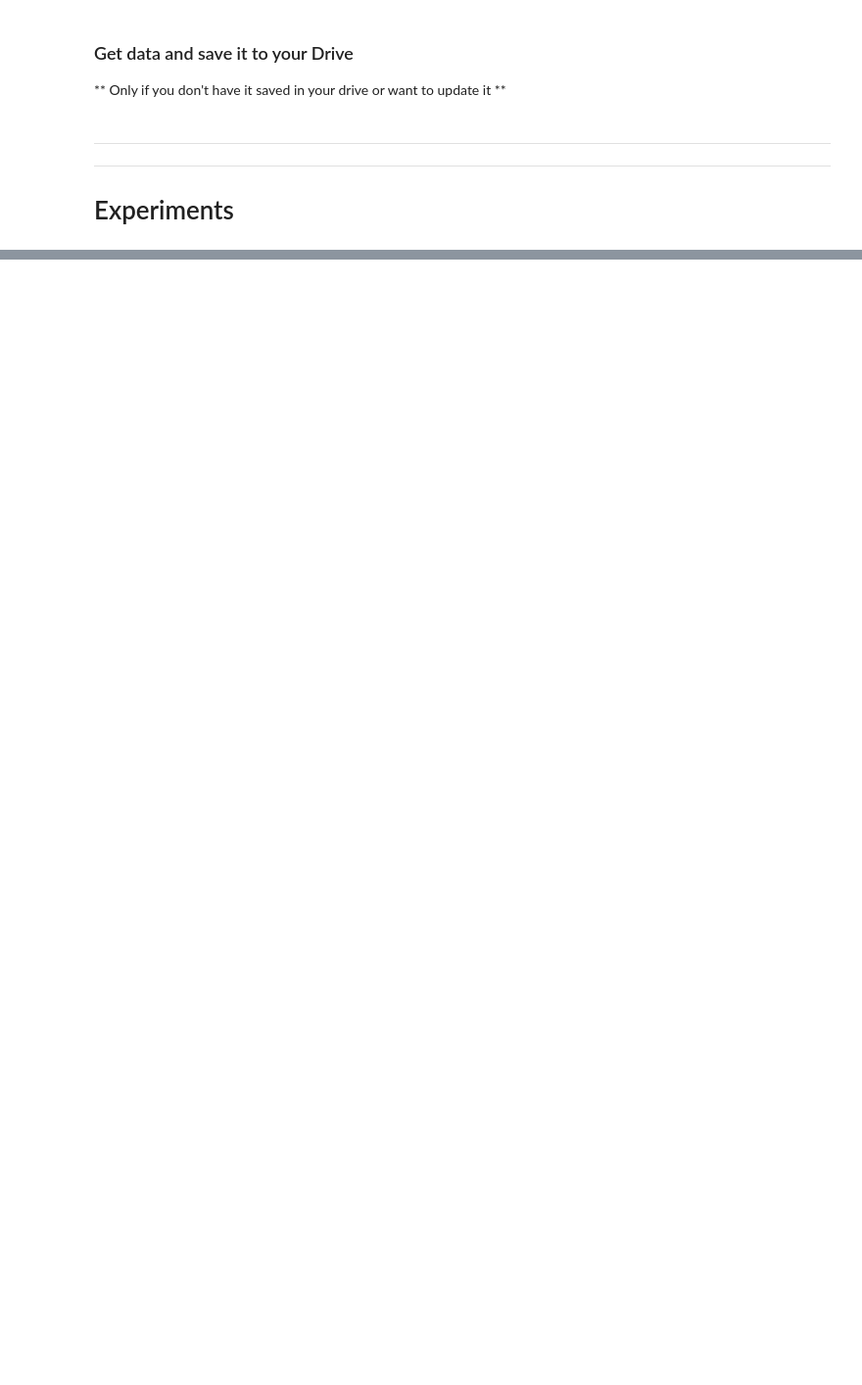
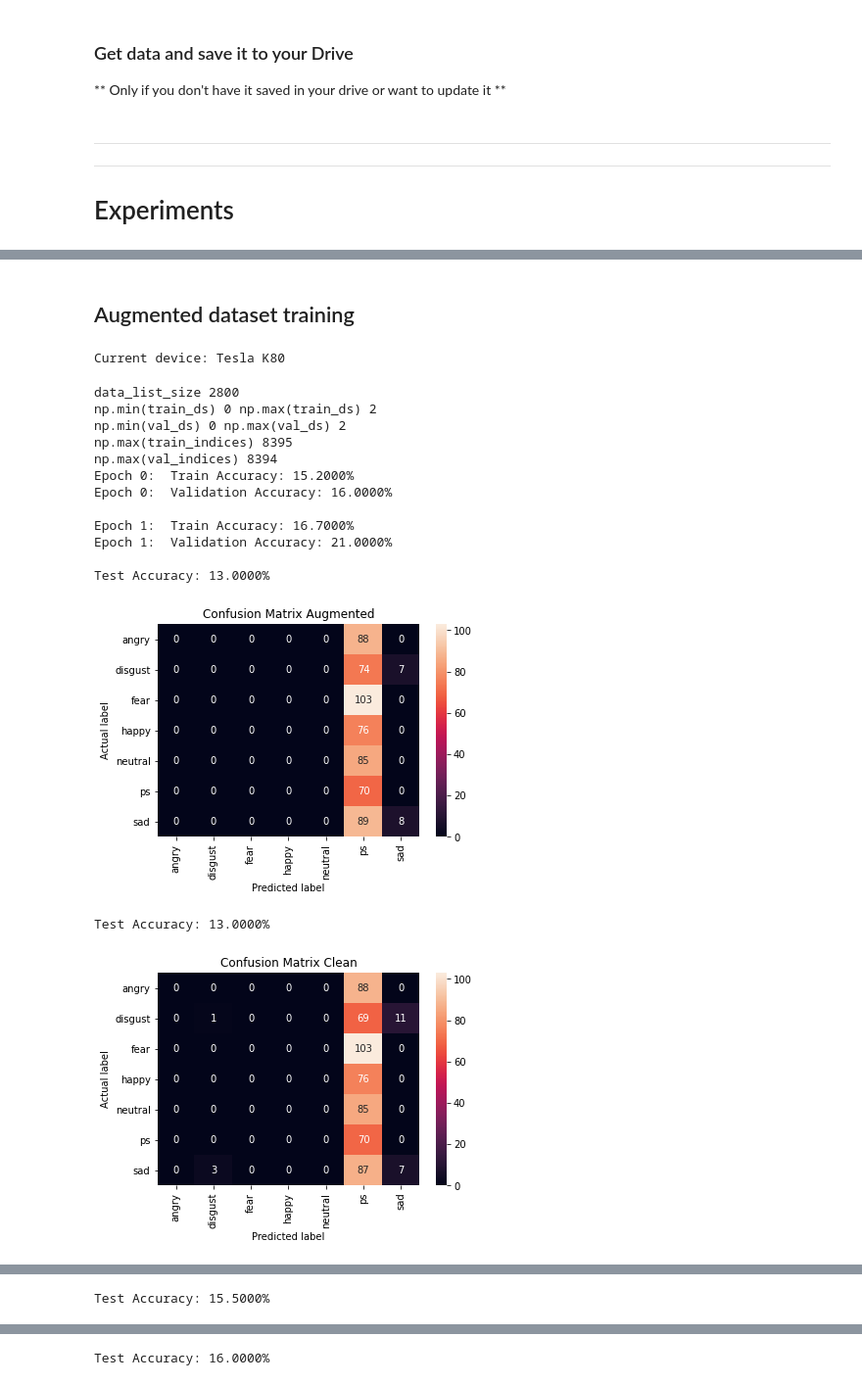
Before and after one commit to onurbil/emotion_from_speech, a Jupyter notebook: notebooks/Train_Emotion_from_Speech.ipynb, the cells around one changed output, grey strips where cells are left out. Shown: that part at 98% size. Saved outputs shown, nothing was run; the diff lists cells and outputs as text; code cells hidden in the pictures; blank space fills up the shorter version.

```diff
--- a/notebooks/Train_Emotion_from_Speech.ipynb
+++ b/notebooks/Train_Emotion_from_Speech.ipynb
@@ -114,0 +196,75 @@ print(mean_accuracy)
+# %% [markdown]
+## Augmented dataset training
+# %%
+import torch
+
+if torch.cuda.is_available():
+    device = torch.cuda.current_device()
+    print('Current device:', torch.cuda.get_device_name(device))
+else:
+    print('Failed to find GPU. Will use CPU.')
+    device = 'cpu'
+# %% [output]
+Current device: Tesla K80
+# %%
+from training import load_dataset
+from training import train_model
+from training import test_hyper_parameters_augmented
+from models import LSTM, GRU, VanillaRNN
+import os
+
+dataset_path = os.path.join(DATA_PATH, 'data_list.npy')
+train_dataset_paths = [
+    dataset_path,
+    os.path.join(DATA_PATH, 'data_list_engine-0.3.npy'),
+    os.path.join(DATA_PATH, 'data_list_piano-0.4.npy'),
+    os.path.join(DATA_PATH, 'data_list_l_noise-0.3.npy'),
+]
+test_dataset_path = os.path.join(DATA_PATH, 'data_list_talking-0.4.npy')
+
+## Parameters:
+num_runs = 3
+patience = 20
+batch_size = 64
+num_epochs = 300
+learning_rate = 0.001
+weight_decay = 0.01
+model_cls = GRU
+model_args = {
+    'num_layers': 2,
+    'hidden_size': 256,
+    'linear_size': 128,
+    'bidirectional': True,
+}
+
+results = test_hyper_parameters_augmented(num_runs=num_runs,
+                                          clean_dataset_path=dataset_path,
+                                          train_dataset_paths=train_dataset_paths,
+                                          test_dataset_path=test_dataset_path,
+                                          batch_size=batch_size,
+                                          num_epochs=num_epochs,
+                                          learning_rate=learning_rate,
+                                          weight_decay=weight_decay,
+                                          model_cls=VanillaRNN,
+                                          model_args=model_args,
+                                          device=device, patience=patience,
+                                          verbose=1)
+
+# print(results[0])
+# print(results[3])
+# %% [output]
+data_list_size 2800
+np.min(train_ds) 0 np.max(train_ds) 2
+np.min(val_ds) 0 np.max(val_ds) 2
+np.max(train_indices) 8395
+np.max(val_indices) 8394
+Epoch 0:  Train Accuracy: 15.2000%
+Epoch 0:  Validation Accuracy: 16.0000%
+
+Epoch 1:  Train Accuracy: 16.7000%
+Epoch 1:  Validation Accuracy: 21.0000%
+
+Test Accuracy: 13.0000%
+[figure, added]
+Test Accuracy: 13.0000%
+[figure, added]
@@ -114,0 +279 @@ print(mean_accuracy)
+Test Accuracy: 15.5000%
@@ -114,0 +289 @@ print(mean_accuracy)
+Test Accuracy: 16.0000%
```
Also changed, not shown: parts of 10 cells of this notebook.
